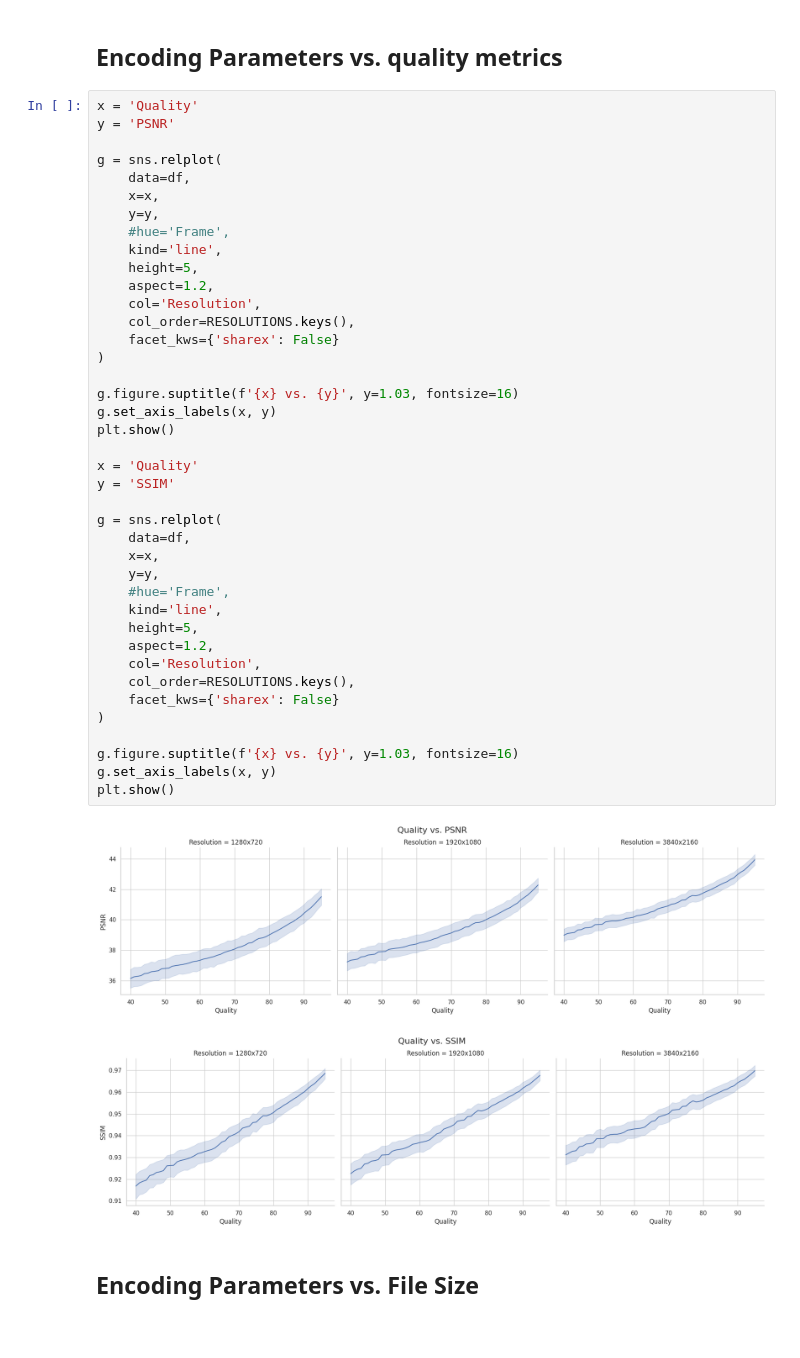
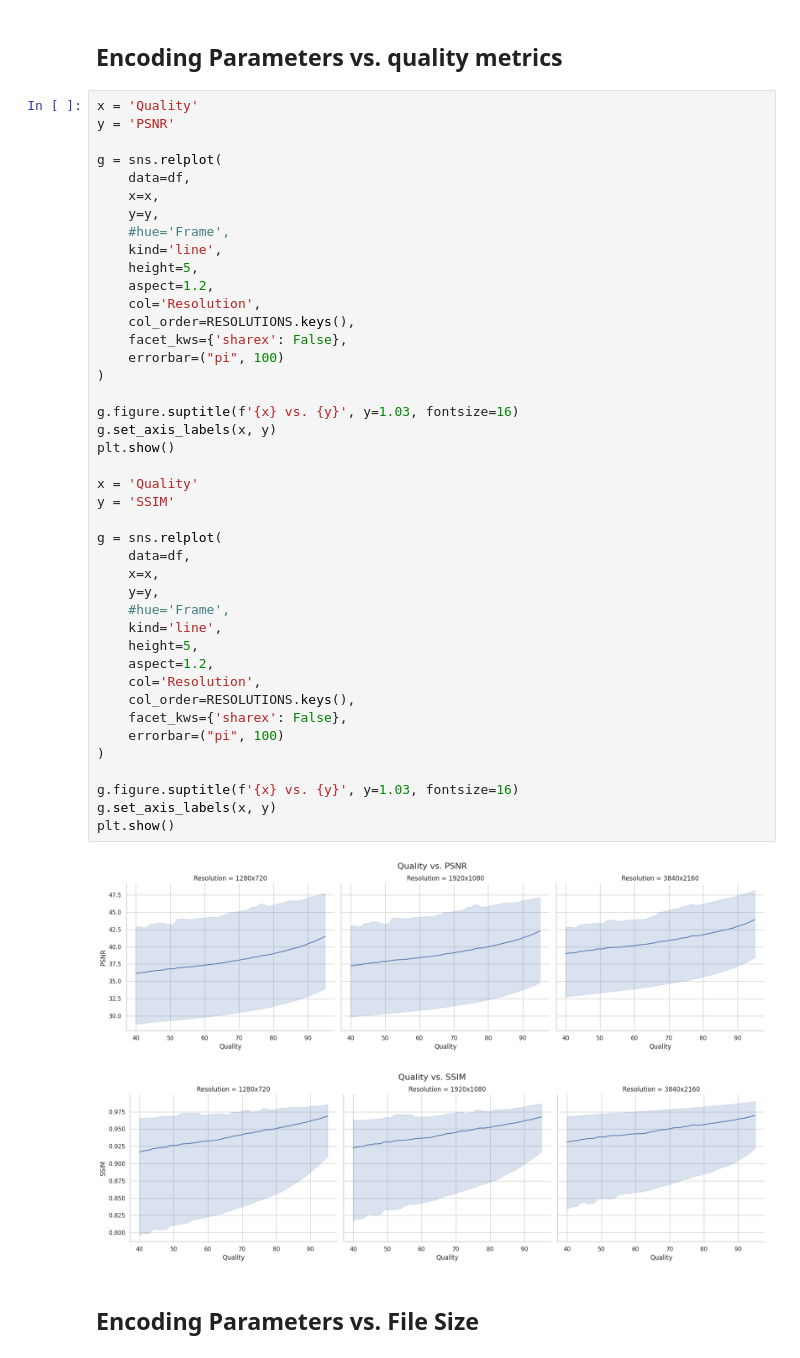
Before and after one commit to simdeistud/video-compression-latency-benchmarks, a Jupyter notebook: 3_benchmarks/src/benchmark_scripts/exebench/viz_libjpeg-turbo_LoLa.ipynb, the cells around one changed output. Cells and saved outputs as stored; diff of their text form.

Commit message:
Changed plots to show mean and minmax

```diff
--- a/3_benchmarks/src/benchmark_scripts/exebench/viz_libjpeg-turbo_LoLa.ipynb
+++ b/3_benchmarks/src/benchmark_scripts/exebench/viz_libjpeg-turbo_LoLa.ipynb
@@ -60,37 +60,39 @@ g = sns.relplot(
     kind='line',
     height=5,
     aspect=1.2,
     col='Resolution',
     col_order=RESOLUTIONS.keys(),
-    facet_kws={'sharex': False}
+    facet_kws={'sharex': False},
+    errorbar=("pi", 100)
 )
 
 g.figure.suptitle(f'{x} vs. {y}', y=1.03, fontsize=16)
 g.set_axis_labels(x, y)
 plt.show()
 
 x = 'Quality'
 y = 'SSIM'
 
 g = sns.relplot(
     data=df,
     x=x,
     y=y,
     #hue='Frame',
     kind='line',
     height=5,
     aspect=1.2,
     col='Resolution',
     col_order=RESOLUTIONS.keys(),
-    facet_kws={'sharex': False}
+    facet_kws={'sharex': False},
+    errorbar=("pi", 100)
 )
 
 g.figure.suptitle(f'{x} vs. {y}', y=1.03, fontsize=16)
 g.set_axis_labels(x, y)
 plt.show()
 # %% [output]
-[figure, old version]
+[figure, new version]
-[figure, old version]
+[figure, new version]
 # %% [markdown]
 ## Encoding Parameters vs. File Size
 # %%
```
Also changed, not shown: parts of 2 cells of this notebook, 2 other files.
